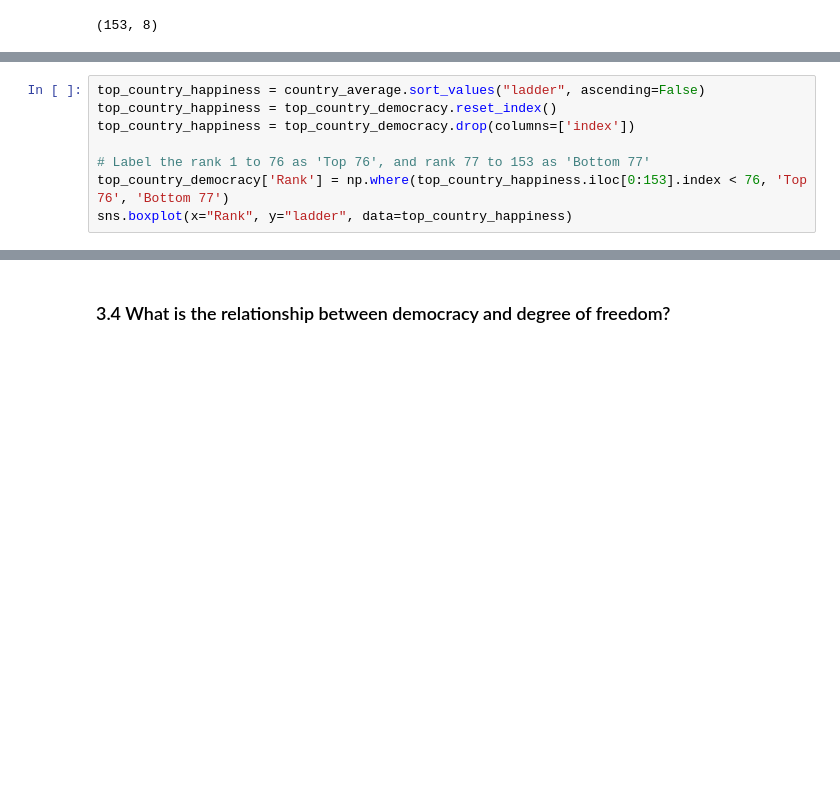
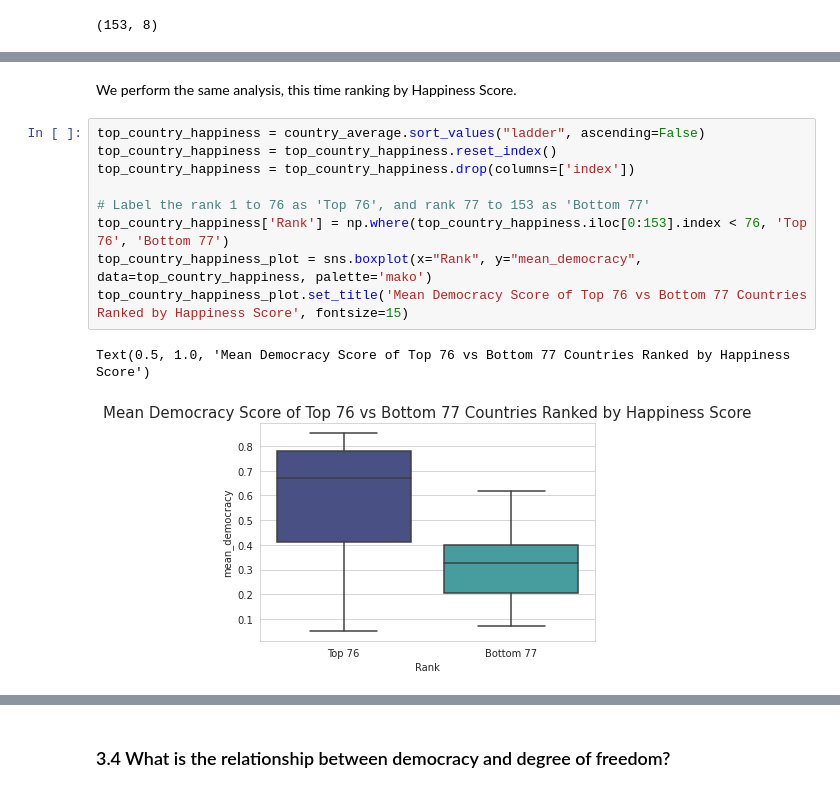
Before and after one commit to KenOafallasDLSU/DATASCI-Tableau-MCO2, a Jupyter notebook: ds_proj.ipynb, the cells around one changed output, grey strips where cells are left out. Cells and saved outputs as stored; diff of their text form; blank space fills up the shorter version.

```diff
--- a/ds_proj.ipynb
+++ b/ds_proj.ipynb
@@ -1150,8 +1054,14 @@ The top 76 countries in terms of happiness score have a mean democracy index of
+# %% [markdown]
+We perform the same analysis, this time ranking by Happiness Score.
 # %%
 top_country_happiness = country_average.sort_values("ladder", ascending=False)
-top_country_happiness = top_country_democracy.reset_index()
-top_country_happiness = top_country_democracy.drop(columns=['index'])
+top_country_happiness = top_country_happiness.reset_index()
+top_country_happiness = top_country_happiness.drop(columns=['index'])
 
 # Label the rank 1 to 76 as 'Top 76', and rank 77 to 153 as 'Bottom 77'
-top_country_democracy['Rank'] = np.where(top_country_happiness.iloc[0:153].index < 76, 'Top 76', 'Bottom 77')
-sns.boxplot(x="Rank", y="ladder", data=top_country_happiness)
+top_country_happiness['Rank'] = np.where(top_country_happiness.iloc[0:153].index < 76, 'Top 76', 'Bottom 77')
+top_country_happiness_plot = sns.boxplot(x="Rank", y="mean_democracy", data=top_country_happiness, palette='mako')
+top_country_happiness_plot.set_title('Mean Democracy Score of Top 76 vs Bottom 77 Countries Ranked by Happiness Score', fontsize=15)
+# %% [output]
+Text(0.5, 1.0, 'Mean Democracy Score of Top 76 vs Bottom 77 Countries Ranked by Happiness Score')
+[figure, added]
```
Also changed, not shown: parts of 30 cells of this notebook.
